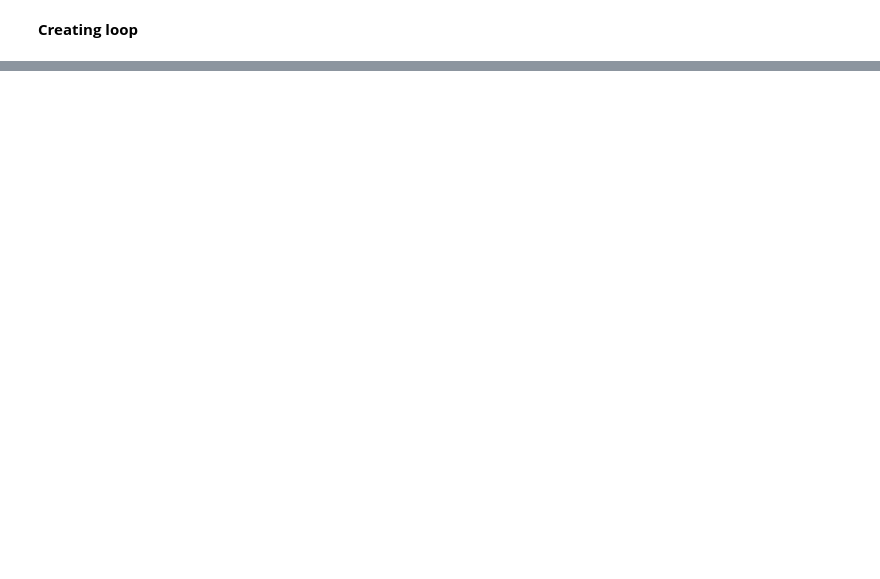
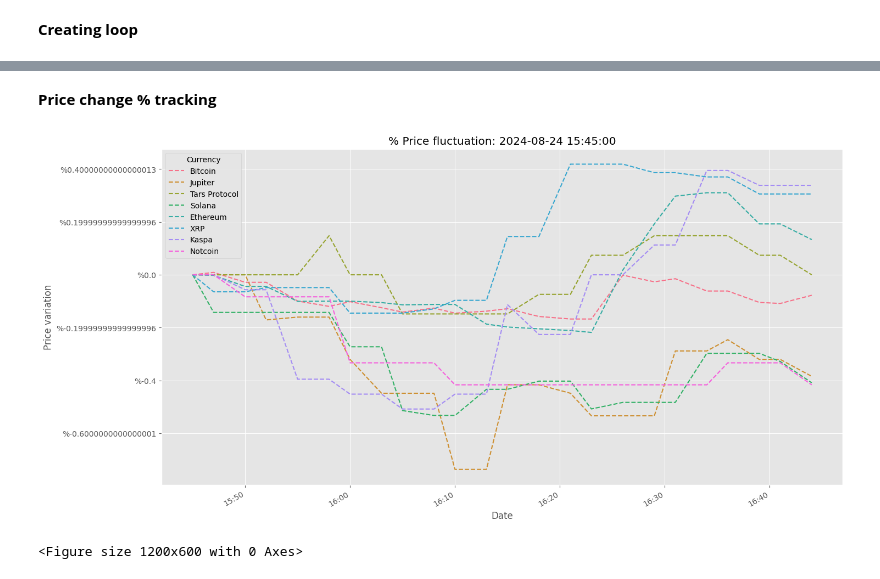
Before and after one commit to iruko14/crypto_scrapp, a Jupyter notebook: all_currencies_scrapp.ipynb, the cells around one changed output, grey strips where cells are left out. Cells and saved outputs as stored; diff of their text form; code cells hidden in the pictures; blank space fills up the shorter version.

```diff
--- a/all_currencies_scrapp.ipynb
+++ b/all_currencies_scrapp.ipynb
@@ -122,0 +248,34 @@ price_df
+# %% [markdown]
+**Price change % tracking**
+# %%
+def calculate_percent_fluctuation(price_df):
+    # Group by currency
+    grouped_df = price_df.groupby('Currency')
+
+    # Calculate initial price for each group
+    initial_prices = grouped_df['Price'].transform('first')
+
+    # Calculate percentage fluctuation
+    price_df['Price variation'] = ((price_df['Price'] - initial_prices) / initial_prices) * 100
+
+    return price_df
+
+price_df = calculate_percent_fluctuation(price_df)
+
+# charting line
+sns.lineplot(data=price_df, x="Date", y="Price variation", hue='Currency', linestyle='--')
+# setting title
+plt.title(f"% Price fluctuation: {price_df['Date'][0]}")
+# fixing axis
+plt.gcf().autofmt_xdate()
+# fixing x legend
+plt.gca().xaxis.set_major_formatter(mdates.DateFormatter('%H:%M'))
+# fixing y legend
+def per_formatter(x, pos):
+    return f'%{x}'
+plt.gca().yaxis.set_major_formatter(ticker.FuncFormatter(per_formatter))
+plt.figure(figsize=(12, 6))
+plt.show()
+# %% [output]
+[figure, added]
+<Figure size 1200x600 with 0 Axes>
```
Also changed, not shown: parts of 15 cells of this notebook, 3 other files.
